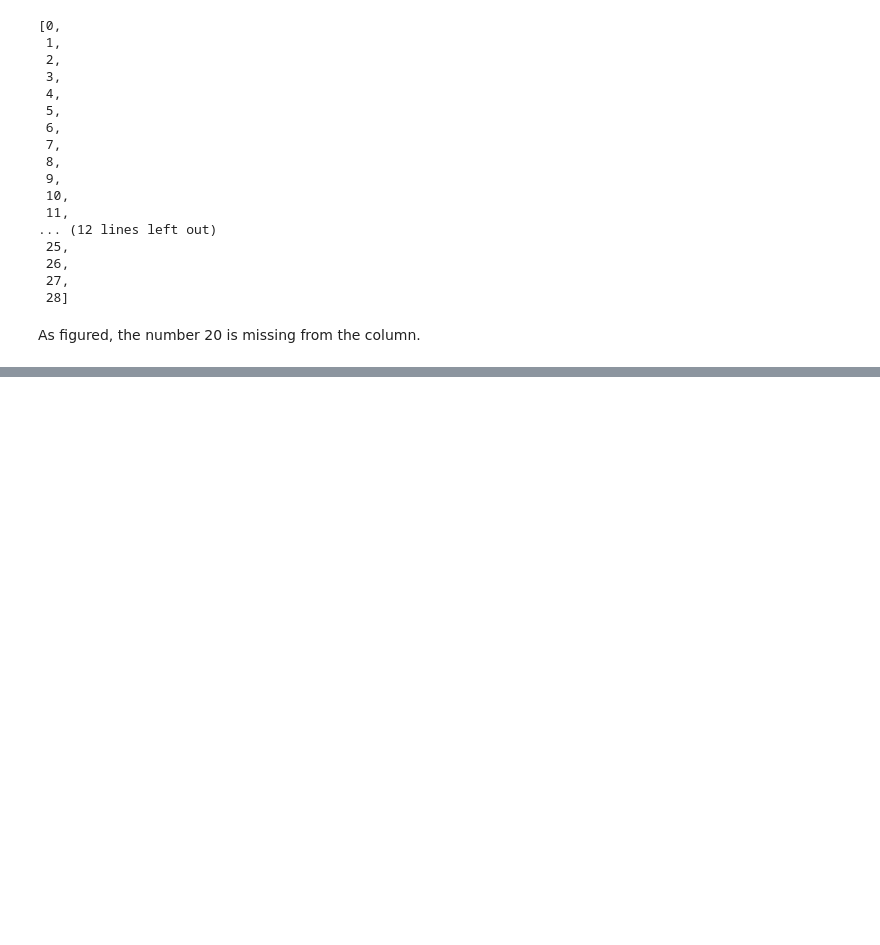
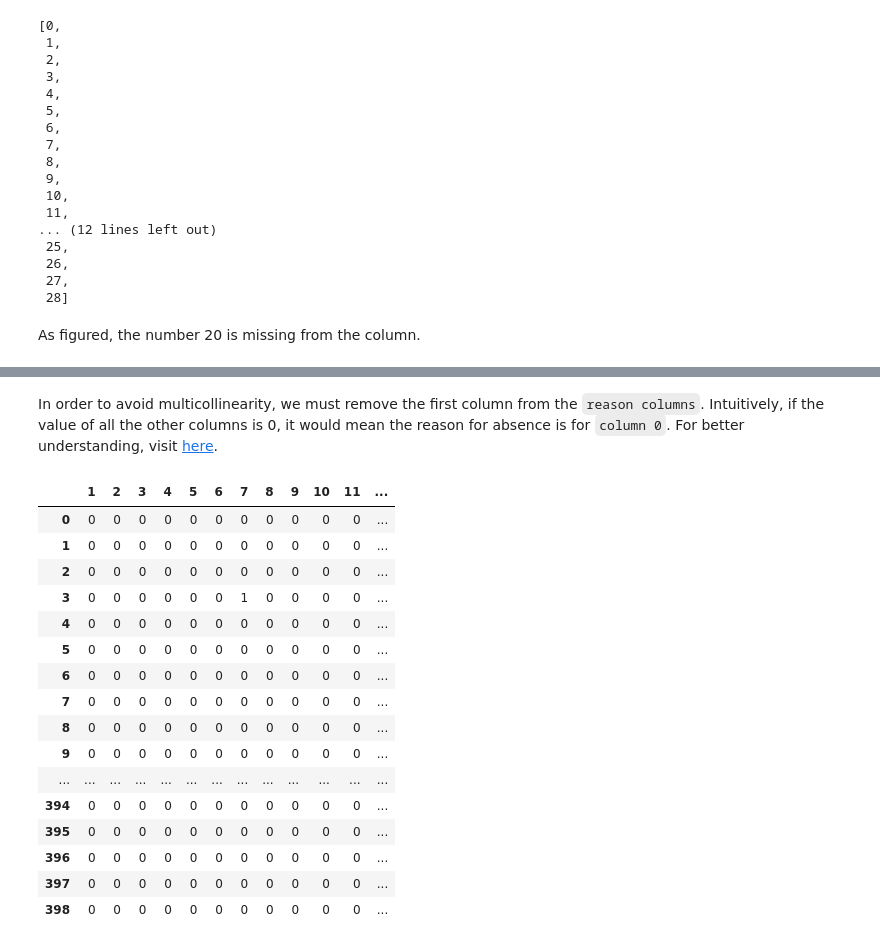
Before and after one commit to Rafsan7238/Data-Science_Udemy, a Jupyter notebook: Exercise/Final Project_Absenteeism/Data Preprocessing/preprocessing.ipynb, the cells around one changed output, grey strips where cells are left out. Drawn from its saved outputs; the diff is of its cells as text; code cells hidden in the pictures; blank space fills up the shorter version.

```diff
--- a/Exercise/Final Project_Absenteeism/Data Preprocessing/preprocessing.ipynb
+++ b/Exercise/Final Project_Absenteeism/Data Preprocessing/preprocessing.ipynb
@@ -194,0 +271,23 @@ As figured, the number 20 is missing from the column.
+# %% [markdown]
+In order to avoid multicollinearity, we must remove the first column from the `reason columns`. Intuitively, if the value of all the other columns is 0, it would mean the reason for absence is for `column 0`. For better understanding, visit <a href="http://qr.ae/TUTz9q">here</a>.
+# %%
+reason_columns.drop([0], axis=1, inplace=True)
+reason_columns
+# %% [output]
+|  | 1 | 2 | 3 | 4 | 5 | 6 | 7 | 8 | 9 | 10 | 11 | ... |
+| 0 | 0 | 0 | 0 | 0 | 0 | 0 | 0 | 0 | 0 | 0 | 0 | ... |
+| 1 | 0 | 0 | 0 | 0 | 0 | 0 | 0 | 0 | 0 | 0 | 0 | ... |
+| 2 | 0 | 0 | 0 | 0 | 0 | 0 | 0 | 0 | 0 | 0 | 0 | ... |
+| 3 | 0 | 0 | 0 | 0 | 0 | 0 | 1 | 0 | 0 | 0 | 0 | ... |
+| 4 | 0 | 0 | 0 | 0 | 0 | 0 | 0 | 0 | 0 | 0 | 0 | ... |
+| 5 | 0 | 0 | 0 | 0 | 0 | 0 | 0 | 0 | 0 | 0 | 0 | ... |
+| 6 | 0 | 0 | 0 | 0 | 0 | 0 | 0 | 0 | 0 | 0 | 0 | ... |
+| 7 | 0 | 0 | 0 | 0 | 0 | 0 | 0 | 0 | 0 | 0 | 0 | ... |
+| 8 | 0 | 0 | 0 | 0 | 0 | 0 | 0 | 0 | 0 | 0 | 0 | ... |
+| 9 | 0 | 0 | 0 | 0 | 0 | 0 | 0 | 0 | 0 | 0 | 0 | ... |
+| ... | ... | ... | ... | ... | ... | ... | ... | ... | ... | ... | ... | ... |
+| 394 | 0 | 0 | 0 | 0 | 0 | 0 | 0 | 0 | 0 | 0 | 0 | ... |
+| 395 | 0 | 0 | 0 | 0 | 0 | 0 | 0 | 0 | 0 | 0 | 0 | ... |
+| 396 | 0 | 0 | 0 | 0 | 0 | 0 | 0 | 0 | 0 | 0 | 0 | ... |
+| 397 | 0 | 0 | 0 | 0 | 0 | 0 | 0 | 0 | 0 | 0 | 0 | ... |
+| 398 | 0 | 0 | 0 | 0 | 0 | 0 | 0 | 0 | 0 | 0 | 0 | ... |
```
Also changed, not shown: parts of 6 cells of this notebook.
